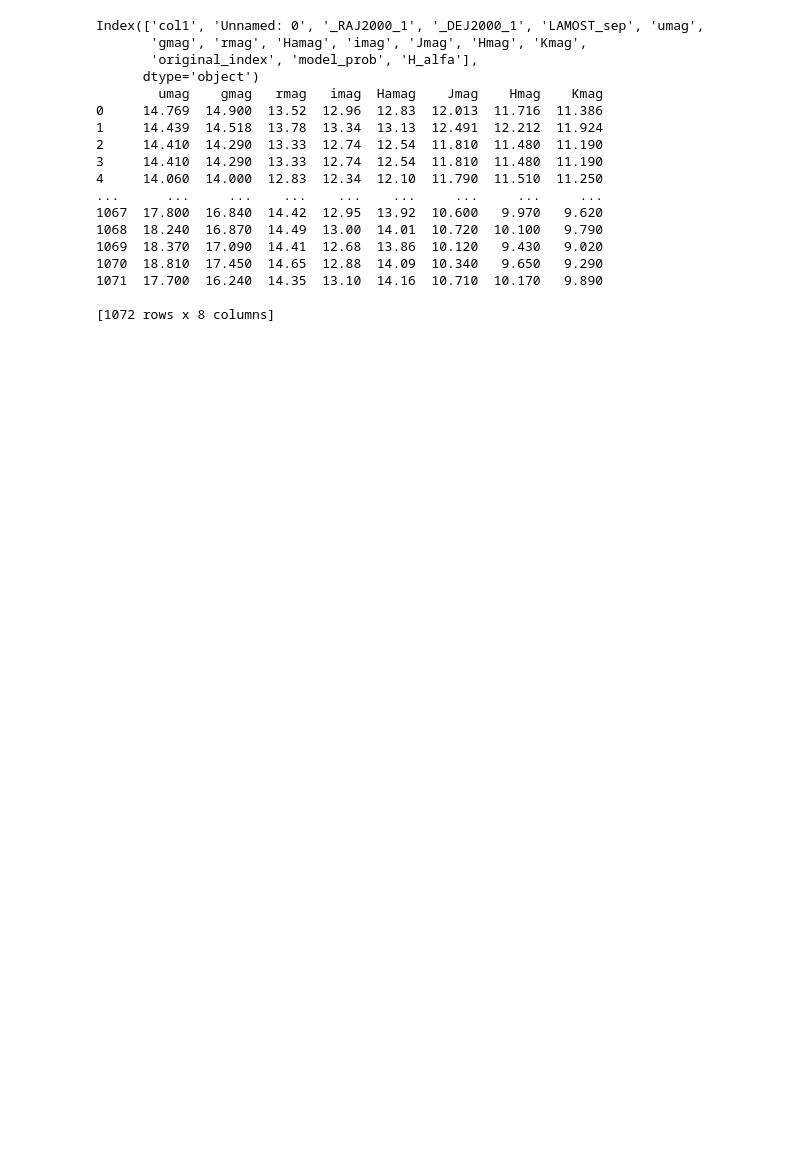
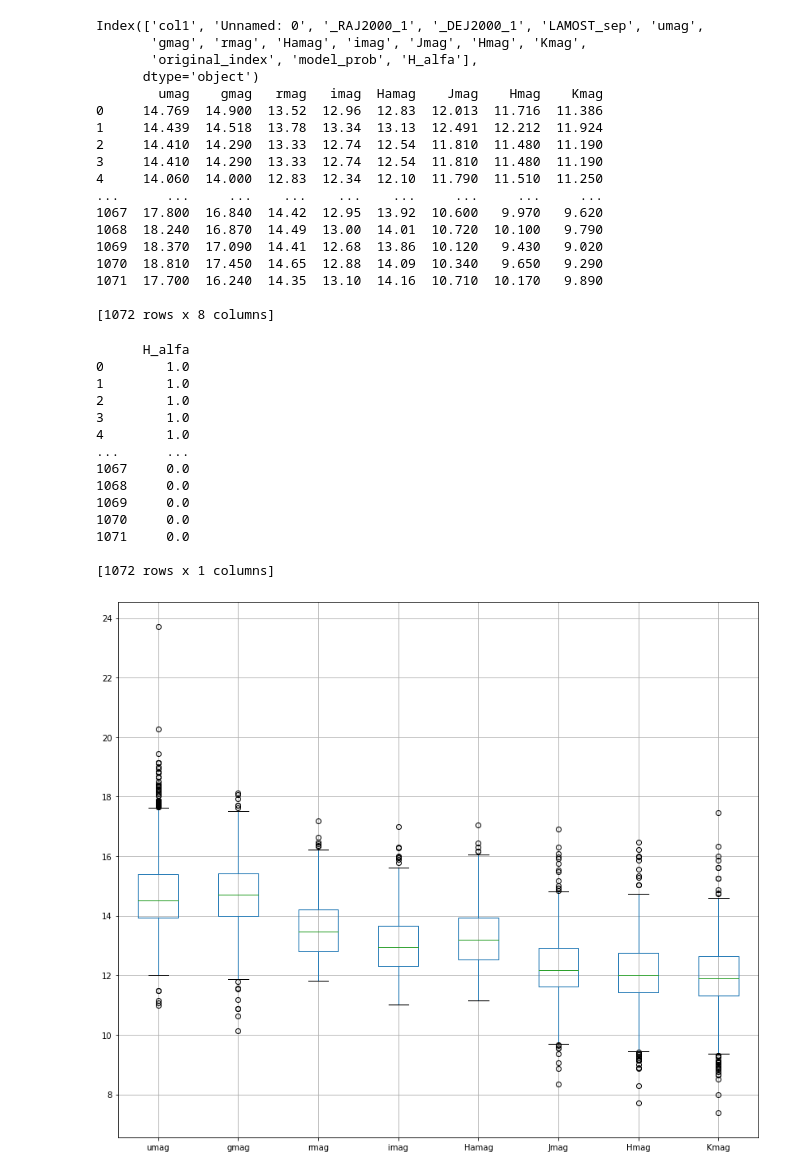
Before and after one commit to facundoq/bestars, a Jupyter notebook: Exploratory analysis.ipynb, the cells around one changed output. Drawn from its saved outputs; the diff is of its cells as text; code cells hidden in the pictures; blank space fills up the shorter version.

```diff
--- a/Exploratory analysis.ipynb
+++ b/Exploratory analysis.ipynb
@@ -31,3 +30,26 @@ Index(['col1', 'Unnamed: 0', '_RAJ2000_1', '_DEJ2000_1', 'LAMOST_sep', 'umag',
 1071  17.700  16.240  14.35  13.10  14.16  10.710  10.170   9.890
 
 [1072 rows x 8 columns]
+# %%
+x.boxplot(figsize=(14,12))
+xy = x.copy()
+print(y)
+y_var="H_alfa"
+xy[y_var]= y[y_var]
+_=xy.boxplot(by=y_var,figsize=(14,12))
+# %% [output]
+      H_alfa
+0        1.0
+1        1.0
+2        1.0
+3        1.0
+4        1.0
+...      ...
+1067     0.0
+1068     0.0
+1069     0.0
+1070     0.0
+1071     0.0
+
+[1072 rows x 1 columns]
+[figure, added]
```
Also changed, not shown: parts of 9 cells of this notebook, 8 other files.
